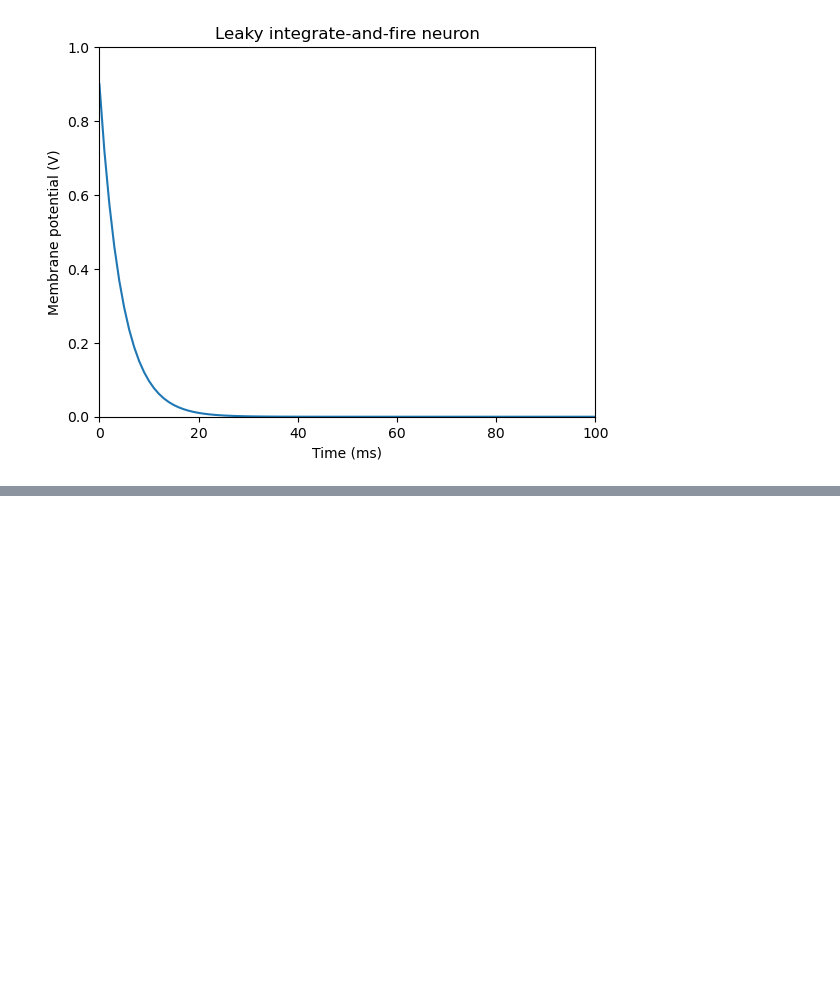
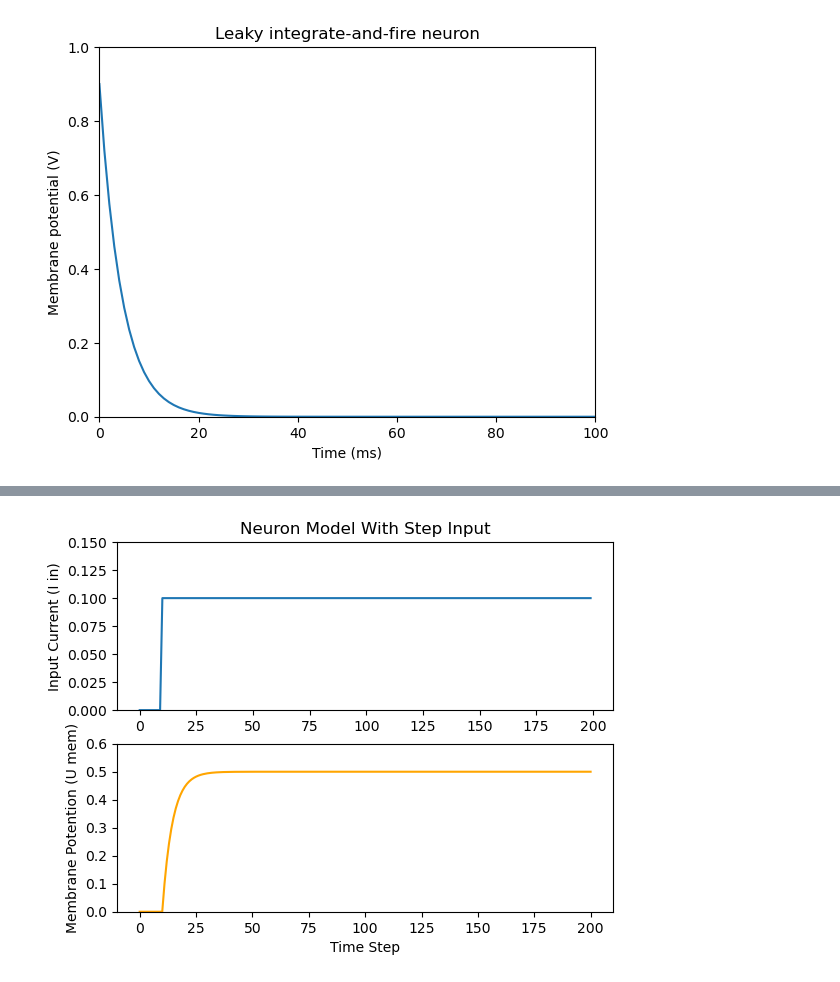
Before and after one commit to maoya23/deep-learning, a Jupyter notebook: SpikingNeuralnetrowk/FireNeuron.ipynb, the cells around one changed output, grey strips where cells are left out. Drawn from its saved outputs; the diff is of its cells as text; code cells hidden in the pictures; blank space fills up the shorter version.

```diff
--- a/SpikingNeuralnetrowk/FireNeuron.ipynb
+++ b/SpikingNeuralnetrowk/FireNeuron.ipynb
@@ -87,0 +290,32 @@ plt.show()
+# %%
+cur_in=torch.cat((torch.zeros(10),torch.ones(190)*0.1),0)
+
+mem=torch.zeros(1)
+spk_out=torch.zeros(1)
+mem_rec=[mem]
+# %%
+num_steps=200
+
+for step in range(num_steps):
+    spk_out,mem=lif1(cur_in[step],mem)
+    mem_rec.append(mem)
+
+mem_rec=torch.stack(mem_rec)
+#Dim=0でスタックを実行
+# %%
+plt.figure()
+
+plt.subplot(2,1,1)
+plt.title('Neuron Model With Step Input')
+plt.plot(cur_in)
+plt.ylim(0,0.15)
+plt.ylabel('Input Current (I in)')
+
+plt.subplot(2,1,2)
+plt.plot(mem_rec,color='orange')
+plt.ylim(0,0.6)
+plt.xlabel('Time Step')
+plt.ylabel('Membrane Potention (U mem)')
+plt.show()
+# %% [output]
+[figure, added]
```
Also changed, not shown: parts of 41 cells of this notebook, 4 other files.
